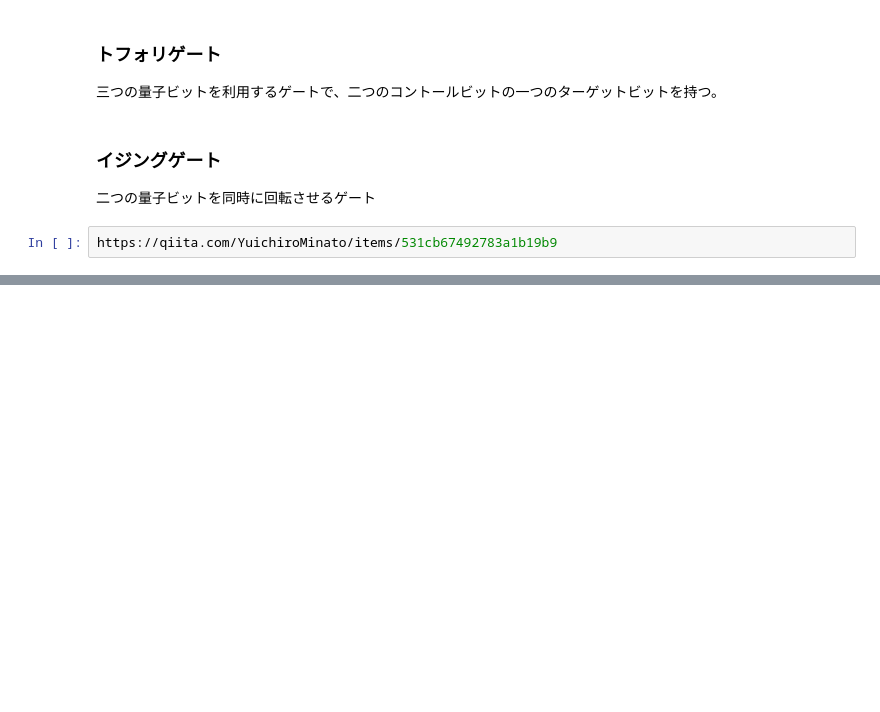
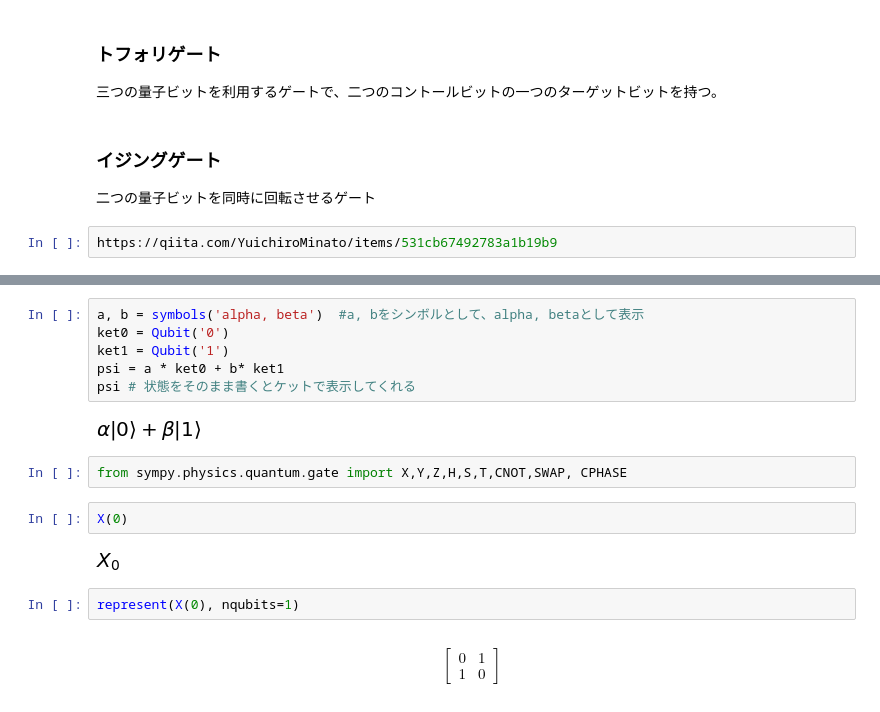
Before and after one commit to hiroshi0530/wa-src, a Jupyter notebook: qc/bq/tutorial/100/100_nb.ipynb, the cells around one changed output, grey strips where cells are left out. Cells and saved outputs as stored; diff of their text form; blank space fills up the shorter version.

```diff
--- a/qc/bq/tutorial/100/100_nb.ipynb
+++ b/qc/bq/tutorial/100/100_nb.ipynb
@@ -373,0 +388,18 @@ https://qiita.com/YuichiroMinato/items/531cb67492783a1b19b9
+# %%
+a, b = symbols('alpha, beta')  #a, bをシンボルとして、alpha, betaとして表示
+ket0 = Qubit('0')
+ket1 = Qubit('1')
+psi = a * ket0 + b* ket1
+psi # 状態をそのまま書くとケットで表示してくれる
+# %% [output]
+[figure, added]
+# %%
+from sympy.physics.quantum.gate import X,Y,Z,H,S,T,CNOT,SWAP, CPHASE
+# %%
+X(0)
+# %% [output]
+[figure, added]
+# %%
+represent(X(0), nqubits=1)
+# %% [output]
+$$\left[\begin{matrix}0 & 1\\1 & 0\end{matrix}\right]$$
```
Also changed, not shown: parts of 13 cells of this notebook, 14 other files.
